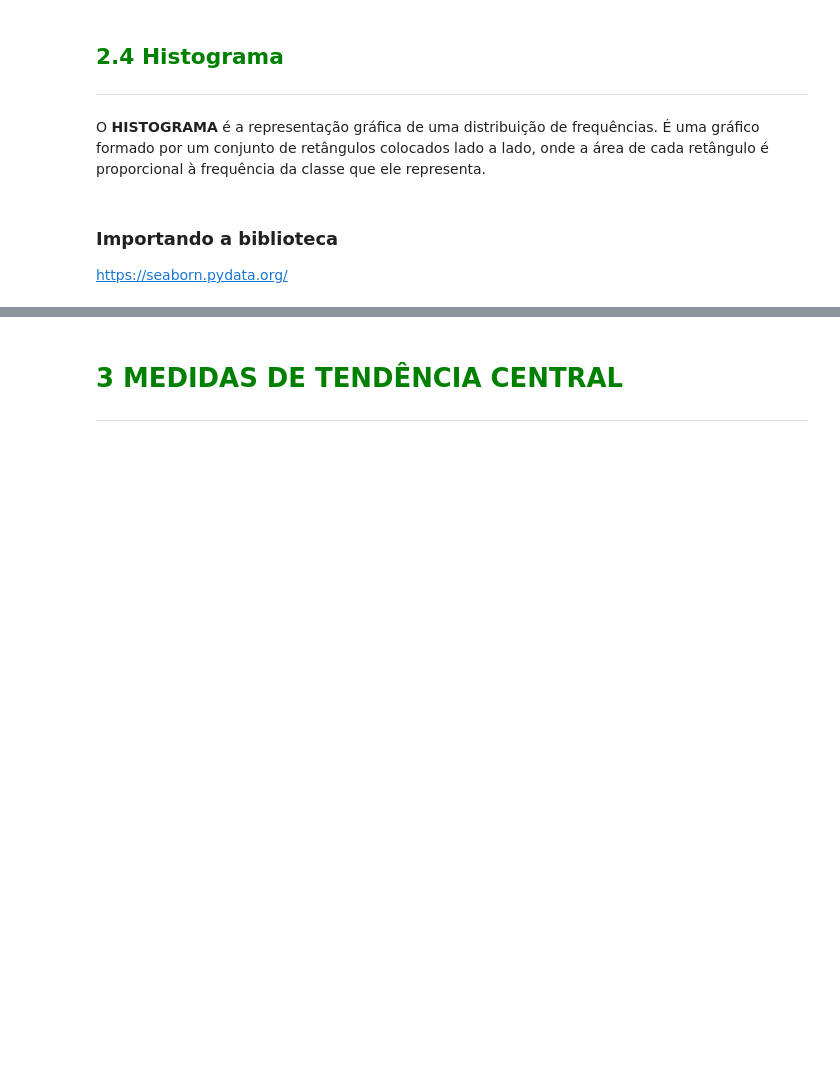
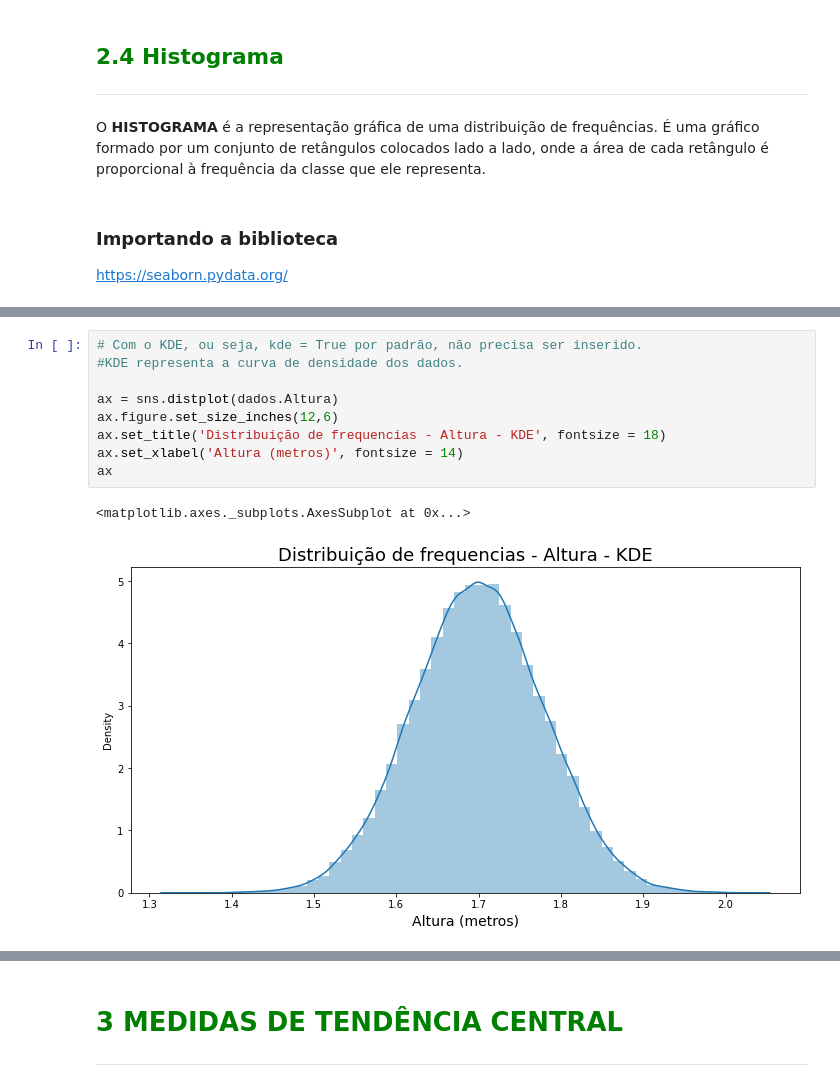
Before and after one commit to lumagri/Python_to_Data_Science, a Jupyter notebook: 6_Estatistica_com_Python_Frequencias_e_Medidas/Curso_de_Estatística_Parte_1.ipynb, the cells around one changed output, grey strips where cells are left out. Drawn from its saved outputs; the diff is of its cells as text; blank space fills up the shorter version.

```diff
--- a/6_Estatistica_com_Python_Frequencias_e_Medidas/Curso_de_Estatística_Parte_1.ipynb
+++ b/6_Estatistica_com_Python_Frequencias_e_Medidas/Curso_de_Estatística_Parte_1.ipynb
@@ -458,0 +773,12 @@ https://seaborn.pydata.org/
+# %%
+# Com o KDE, ou seja, kde = True por padrão, não precisa ser inserido.
+#KDE representa a curva de densidade dos dados.
+
+ax = sns.distplot(dados.Altura)
+ax.figure.set_size_inches(12,6)
+ax.set_title('Distribuição de frequencias - Altura - KDE', fontsize = 18)
+ax.set_xlabel('Altura (metros)', fontsize = 14)
+ax
+# %% [output]
+<matplotlib.axes._subplots.AxesSubplot at 0x...>
+[figure, added]
```
Also changed, not shown: parts of 30 cells of this notebook.
